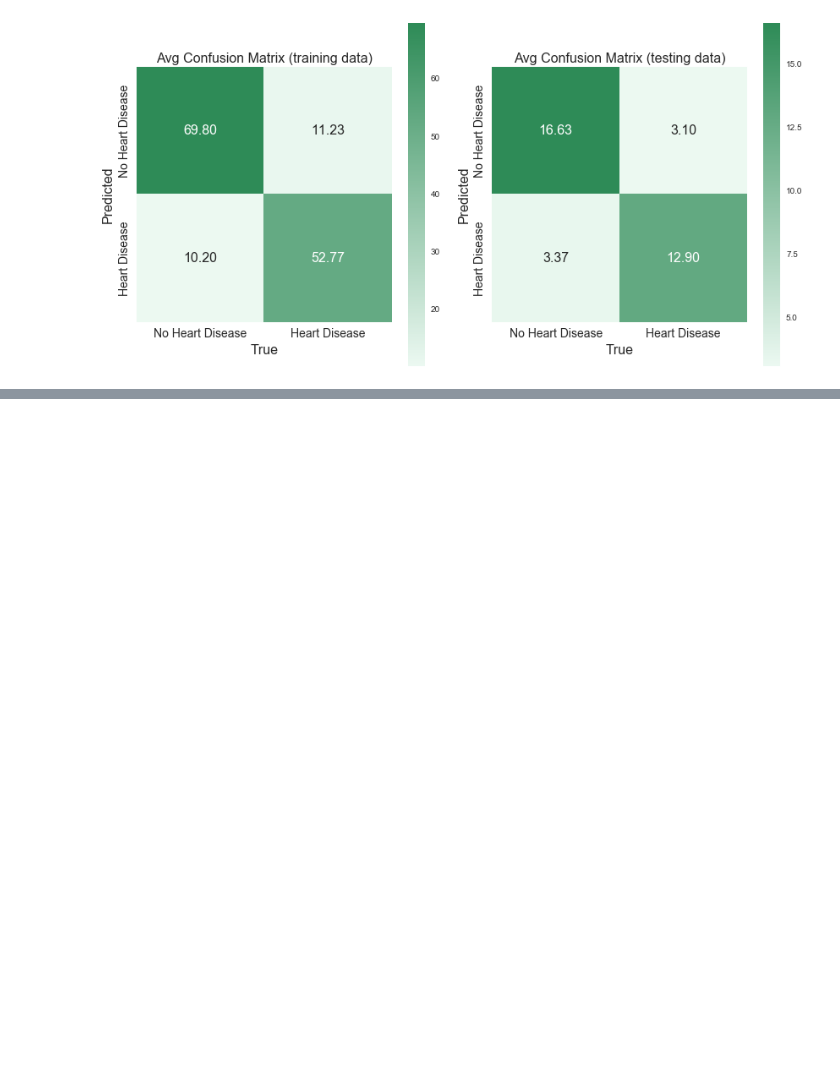
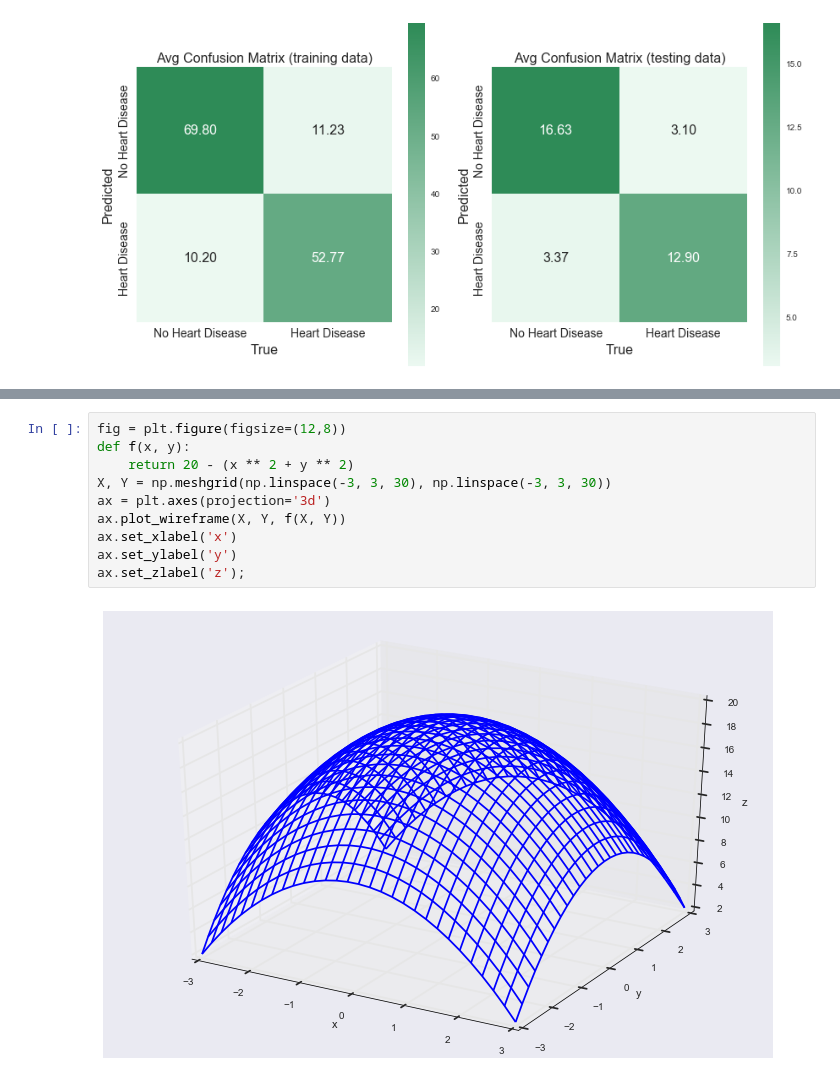
Before and after one commit to MattTriano/personal_site_public, a Jupyter notebook: Heart_Disease.ipynb, the cells around one changed output, grey strips where cells are left out. Cells and saved outputs as stored; diff of their text form; blank space fills up the shorter version.

```diff
--- a/Heart_Disease.ipynb
+++ b/Heart_Disease.ipynb
@@ -1590,0 +1603,12 @@ cross_validated_cm_generator(clf_=ada_gs.best_estimator_,
+# %%
+fig = plt.figure(figsize=(12,8))
+def f(x, y):
+    return 20 - (x ** 2 + y ** 2)
+X, Y = np.meshgrid(np.linspace(-3, 3, 30), np.linspace(-3, 3, 30))
+ax = plt.axes(projection='3d')
+ax.plot_wireframe(X, Y, f(X, Y))
+ax.set_xlabel('x')
+ax.set_ylabel('y')
+ax.set_zlabel('z');
+# %% [output]
+[figure, added]
```
Also changed, not shown: parts of 16 cells of this notebook.
